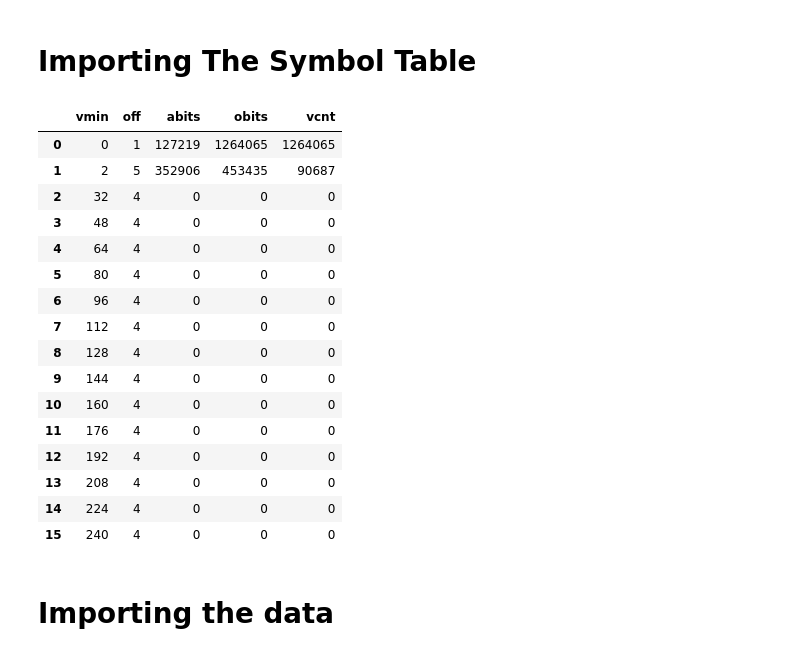
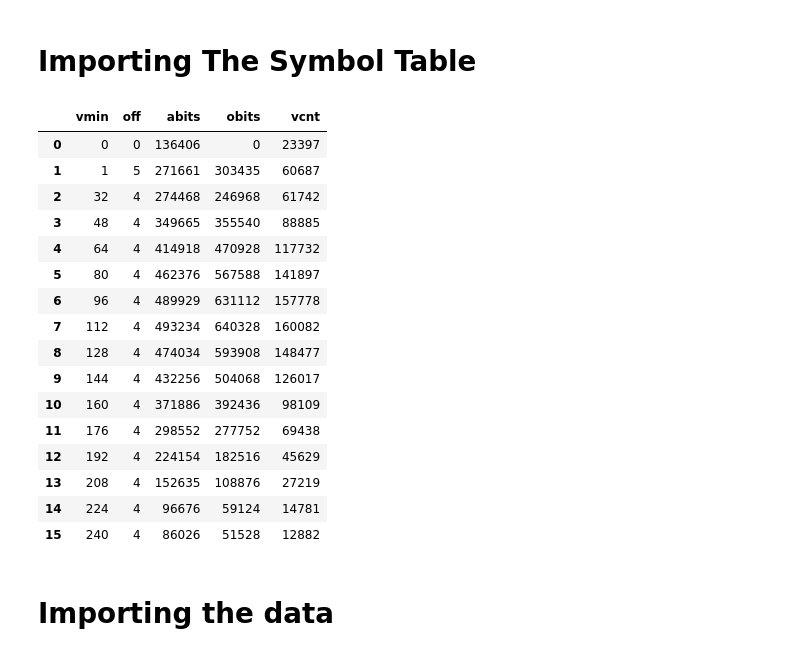
Before and after one commit to adamrt27/ANS_py, a Jupyter notebook: tANS_apack.ipynb, the cells around one changed output. Saved outputs shown, nothing was run; the diff lists cells and outputs as text; code cells hidden in the pictures.

```diff
--- a/tANS_apack.ipynb
+++ b/tANS_apack.ipynb
@@ -521,30 +521,30 @@ class Coder:
 # %% [markdown]
 # Importing The Symbol Table
 # %%
-s_tabs = [ pd.read_csv(f"trace/input_{i}_flat.apack", sep = " ", header = None) for i in range(8)]
+s_tabs = [ pd.read_csv(f"trace/mobilenet_v3/input_{i}_flat.apack", sep = " ", header = None) for i in range(1,7)]
 
 for s_tab in s_tabs:
     s_tab.columns = ["vmin","off","abits","obits","vcnt"]
 
 s_tabs[0]
 # %% [output]
 |  | vmin | off | abits | obits | vcnt |
-| 0 | 0 | 1 | 127219 | 1264065 | 1264065 |
-| 1 | 2 | 5 | 352906 | 453435 | 90687 |
-| 2 | 32 | 4 | 0 | 0 | 0 |
-| 3 | 48 | 4 | 0 | 0 | 0 |
-| 4 | 64 | 4 | 0 | 0 | 0 |
-| 5 | 80 | 4 | 0 | 0 | 0 |
-| 6 | 96 | 4 | 0 | 0 | 0 |
-| 7 | 112 | 4 | 0 | 0 | 0 |
-| 8 | 128 | 4 | 0 | 0 | 0 |
-| 9 | 144 | 4 | 0 | 0 | 0 |
-| 10 | 160 | 4 | 0 | 0 | 0 |
-| 11 | 176 | 4 | 0 | 0 | 0 |
-| 12 | 192 | 4 | 0 | 0 | 0 |
-| 13 | 208 | 4 | 0 | 0 | 0 |
-| 14 | 224 | 4 | 0 | 0 | 0 |
-| 15 | 240 | 4 | 0 | 0 | 0 |
+| 0 | 0 | 0 | 136406 | 0 | 23397 |
+| 1 | 1 | 5 | 271661 | 303435 | 60687 |
+| 2 | 32 | 4 | 274468 | 246968 | 61742 |
+| 3 | 48 | 4 | 349665 | 355540 | 88885 |
+| 4 | 64 | 4 | 414918 | 470928 | 117732 |
+| 5 | 80 | 4 | 462376 | 567588 | 141897 |
+| 6 | 96 | 4 | 489929 | 631112 | 157778 |
+| 7 | 112 | 4 | 493234 | 640328 | 160082 |
+| 8 | 128 | 4 | 474034 | 593908 | 148477 |
+| 9 | 144 | 4 | 432256 | 504068 | 126017 |
+| 10 | 160 | 4 | 371886 | 392436 | 98109 |
+| 11 | 176 | 4 | 298552 | 277752 | 69438 |
+| 12 | 192 | 4 | 224154 | 182516 | 45629 |
+| 13 | 208 | 4 | 152635 | 108876 | 27219 |
+| 14 | 224 | 4 | 96676 | 59124 | 14781 |
+| 15 | 240 | 4 | 86026 | 51528 | 12882 |
 # %% [markdown]
 # Importing the data
 # %%
```
Also changed, not shown: parts of 10 cells of this notebook, 43 other files.
